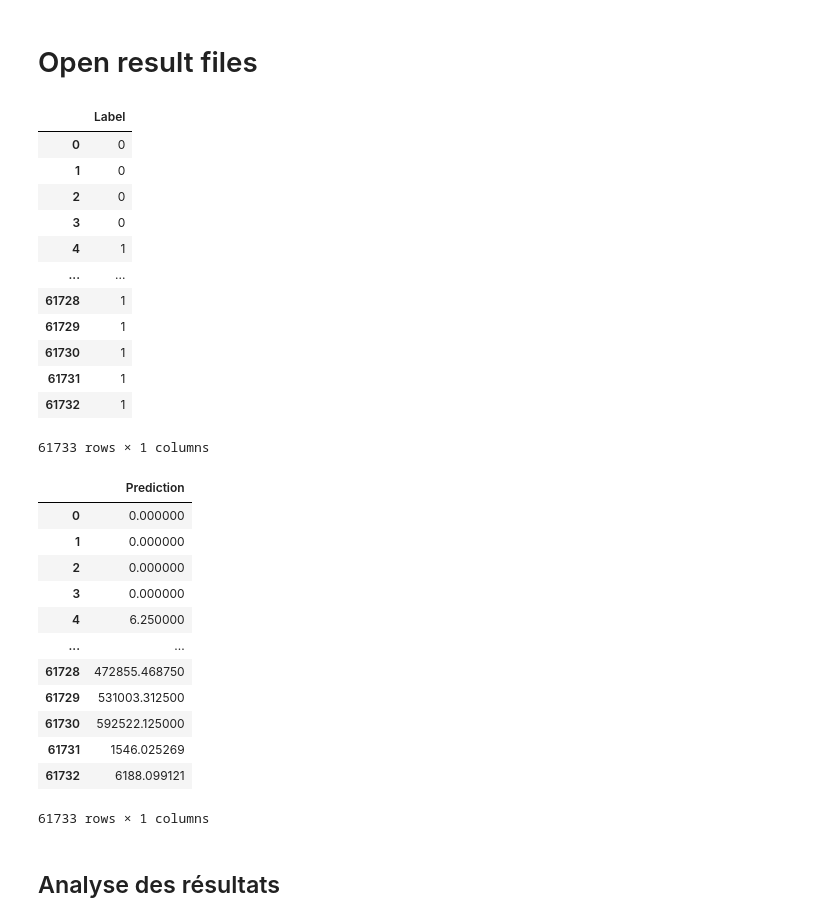
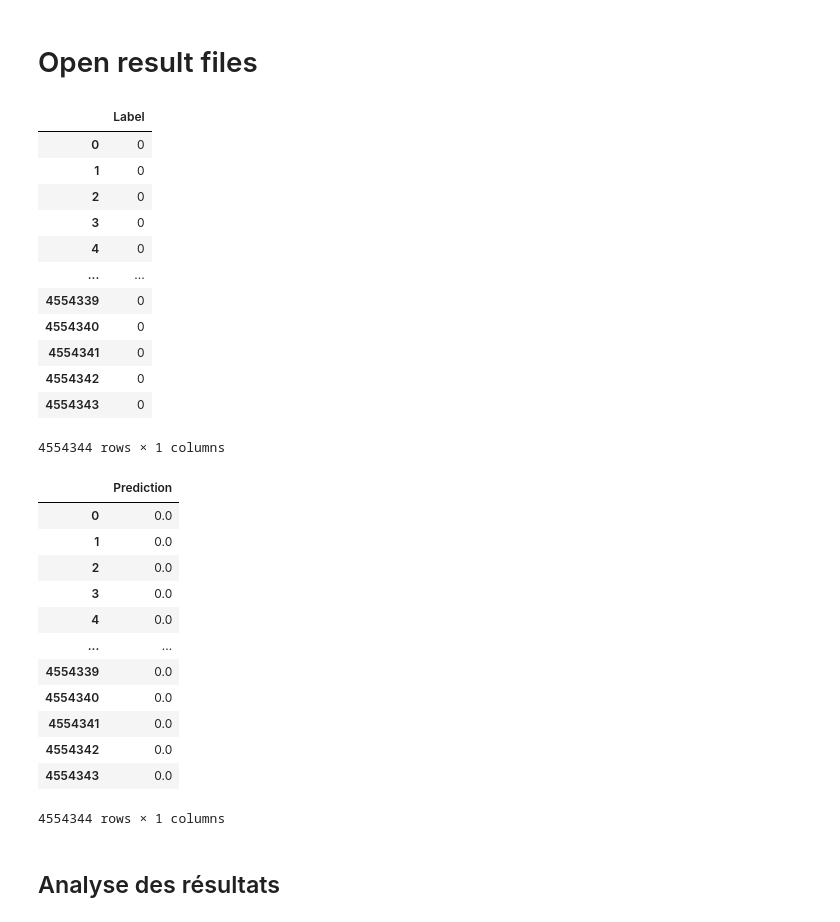
Before and after one commit to natachahumeau/Graph_AnoDetect, a Jupyter notebook: MIDAS/results_DARPA.ipynb, the cells around one changed output. Drawn from its saved outputs; the diff is of its cells as text; code cells hidden in the pictures.

```diff
--- a/MIDAS/results_DARPA.ipynb
+++ b/MIDAS/results_DARPA.ipynb
@@ -11,40 +33,40 @@ from sklearn.metrics import RocCurveDisplay, roc_curve, ConfusionMatrixDisplay,
 # Open result files
 # %%
 #get label data
-data = pd.read_csv('data/UCI/dataset_ground_truth.csv', names=['Label'])
+data = pd.read_csv('data/DARPA/darpa_ground_truth.csv', names=['Label'])
 data
 # %% [output]
 |  | Label |
 | 0 | 0 |
 | 1 | 0 |
 | 2 | 0 |
 | 3 | 0 |
-| 4 | 1 |
+| 4 | 0 |
 | ... | ... |
-| 61728 | 1 |
-| 61729 | 1 |
-| 61730 | 1 |
-| 61731 | 1 |
-| 61732 | 1 |
+| 4554339 | 0 |
+| 4554340 | 0 |
+| 4554341 | 0 |
+| 4554342 | 0 |
+| 4554343 | 0 |
-61733 rows × 1 columns
+4554344 rows × 1 columns
 # %%
 #get predicted anomaly score
-y_pred  = pd.read_csv('temp/Score.txt', sep=" ", names=['Prediction'])
+y_pred  = pd.read_csv('temp/Score_DARPA.txt', sep=" ", names=['Prediction'])
 y_pred
 # %% [output]
 |  | Prediction |
-| 0 | 0.000000 |
-| 1 | 0.000000 |
-| 2 | 0.000000 |
-| 3 | 0.000000 |
-| 4 | 6.250000 |
+| 0 | 0.0 |
+| 1 | 0.0 |
+| 2 | 0.0 |
+| 3 | 0.0 |
+| 4 | 0.0 |
 | ... | ... |
-| 61728 | 472855.468750 |
-| 61729 | 531003.312500 |
-| 61730 | 592522.125000 |
-| 61731 | 1546.025269 |
-| 61732 | 6188.099121 |
+| 4554339 | 0.0 |
+| 4554340 | 0.0 |
+| 4554341 | 0.0 |
+| 4554342 | 0.0 |
+| 4554343 | 0.0 |
-61733 rows × 1 columns
+4554344 rows × 1 columns
 # %% [markdown]
 ## Analyse des résultats
 # %%
```
Also changed, not shown: parts of 7 cells of this notebook, 2 other files.
